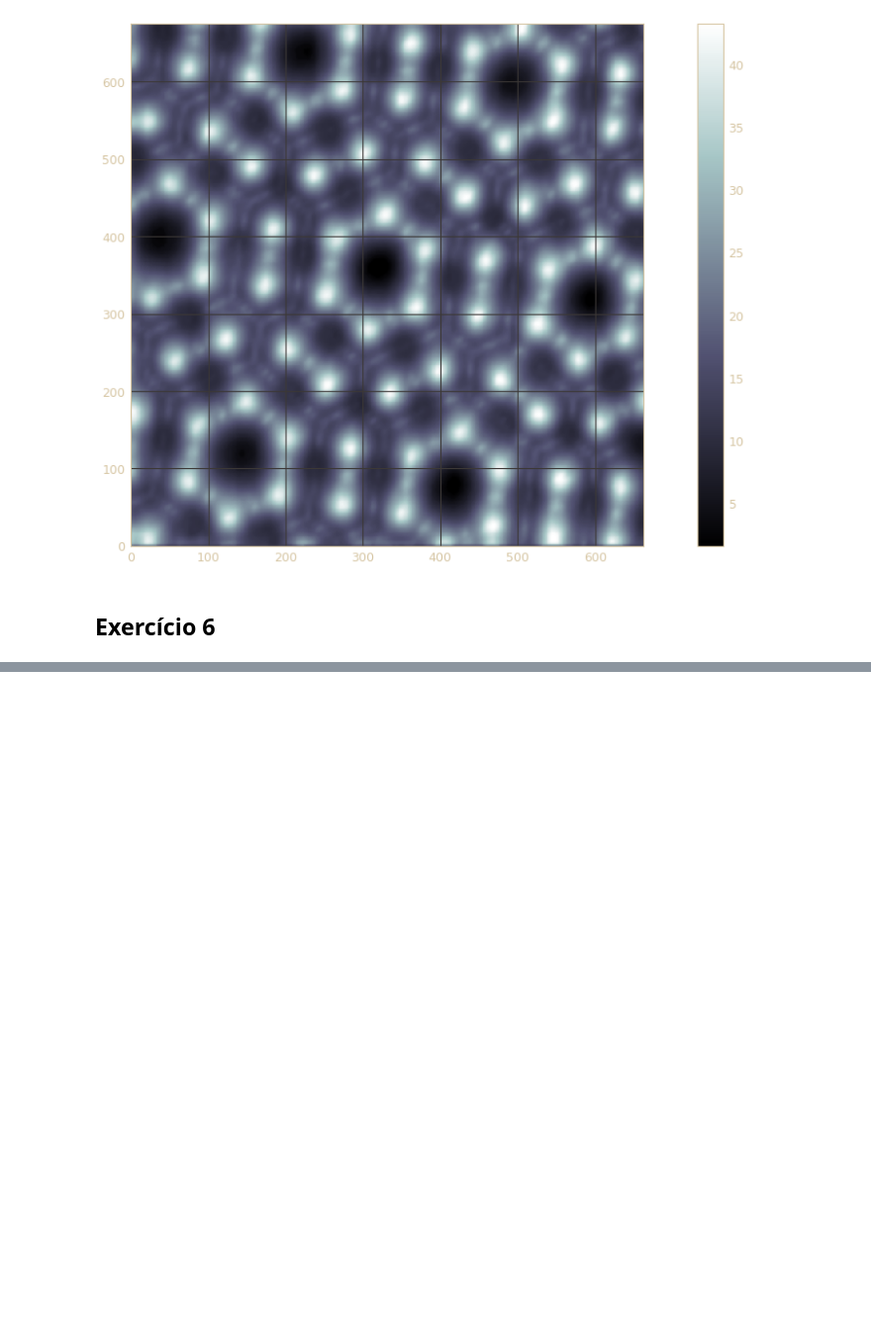
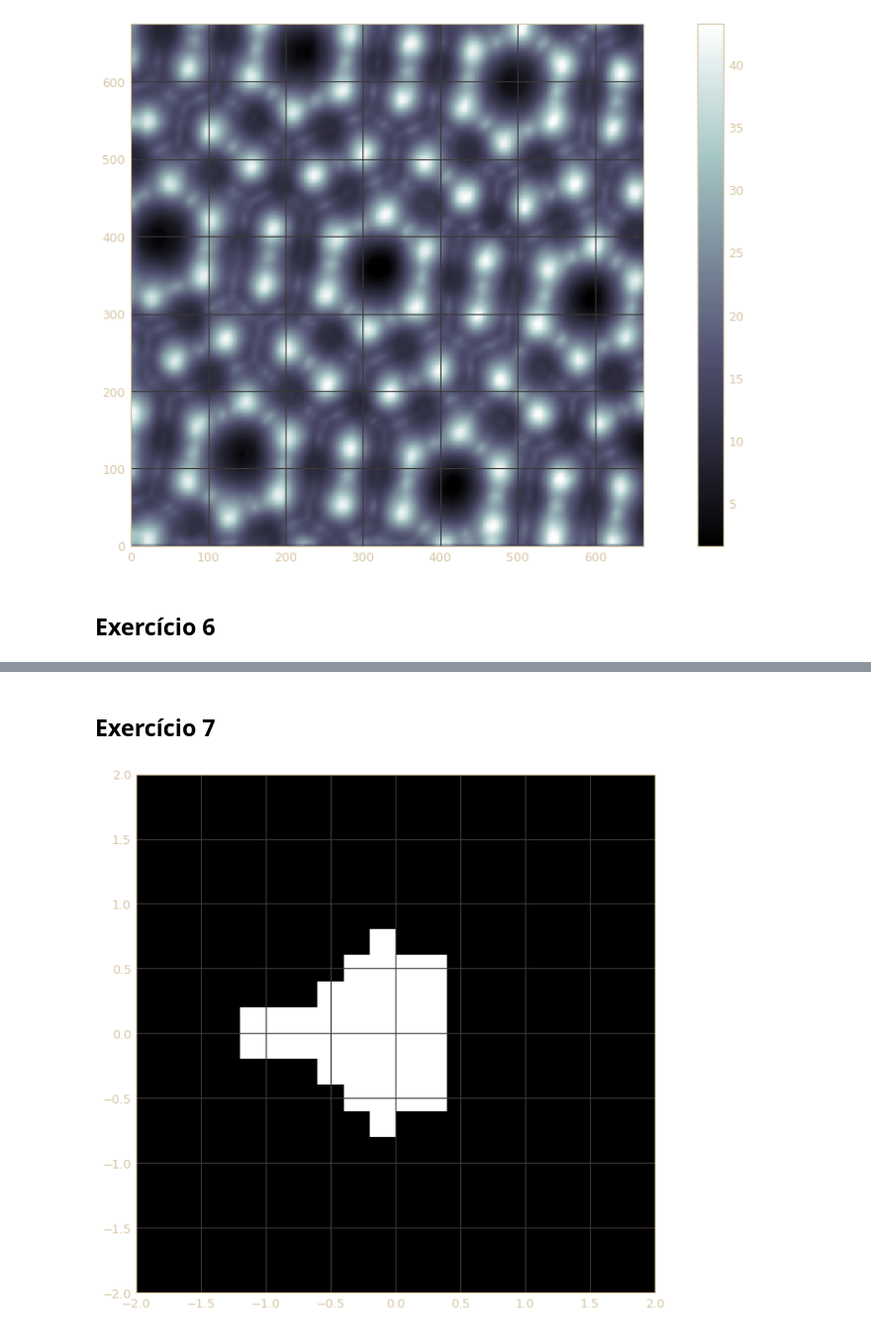
Before and after one commit to diogobgomes/FisicaComputacional, a Jupyter notebook: TP2/TP2.ipynb, the cells around one changed output, grey strips where cells are left out. Shown at 99% size. Drawn from its saved outputs; the diff is of its cells as text; code cells hidden in the pictures; blank space fills up the shorter version.

```diff
--- a/TP2/TP2.ipynb
+++ b/TP2/TP2.ipynb
@@ -288,0 +304,59 @@ plt.show()
+# %%
+# Mapa logístico, versão alternativa
+# NÃO TENTAR!!!
+# Funciona, mas ocupa a RAM toda no processo
+
+r_array = np.arange(1,4,0.000001)
+y_array = np.zeros(r_array.size) + 0.5
+
+# Iterate the initial number of times (fixed)
+for i in range(1000):
+    y_array = r_array * y_array * (1-y_array)
+
+plt.figure(figsize = (20,10))
+
+# Start iterating more times and plot each iterating
+for i in range(100):
+    y_array = r_array * y_array * (1-y_array)
+    plt.plot(r_array,y_array,'.',markersize=1)
+
+plt.show()
+# %% [markdown]
+## Exercício 7
+# %%
+# Conjunto de Mandelbrot - versão de teste
+
+# z and c are complex numbers
+def mandelbrot(z,c):
+    return z**2+c
+
+iter_num = 100
+max_modulus = 2
+
+# The values of x and y go from -grid_size to grid_size
+grid_size = 2
+grid_steps = 20 # The number of points in each grid axis
+
+# Initialize the arrays
+calc_plane = np.empty((grid_steps,grid_steps),complex)
+for i,x_value in enumerate(np.linspace(-grid_size,grid_size,grid_steps)):
+    for k,y_value in enumerate(np.linspace(-grid_size,grid_size,grid_steps)):
+        calc_plane[k,i] = x_value + np.complex(0,y_value)
+intermidiate_plane = np.zeros((grid_steps,grid_steps),complex)
+display_plane = np.ones((grid_steps,grid_steps),int)
+
+
+for a in range(iter_num):
+    for pos,value in enumerate(calc_plane):
+        intermidiate_plane[pos] = intermidiate_plane[pos]**2+value
+        for j,k in enumerate(intermidiate_plane[pos]):
+            if np.abs(k) > 2: # Still overflows because of 'nan' in np.abs(k)
+                display_plane[j,pos] = 0
+
+# Draw the graphs
+plt.figure(figsize=(20,10))
+plt.imshow(display_plane.T,extent=[-grid_size,grid_size,-grid_size,grid_size])
+plt.gray()
+plt.show()
+# %% [output]
+[figure, added]
```
Also changed, not shown: parts of 10 cells of this notebook.
